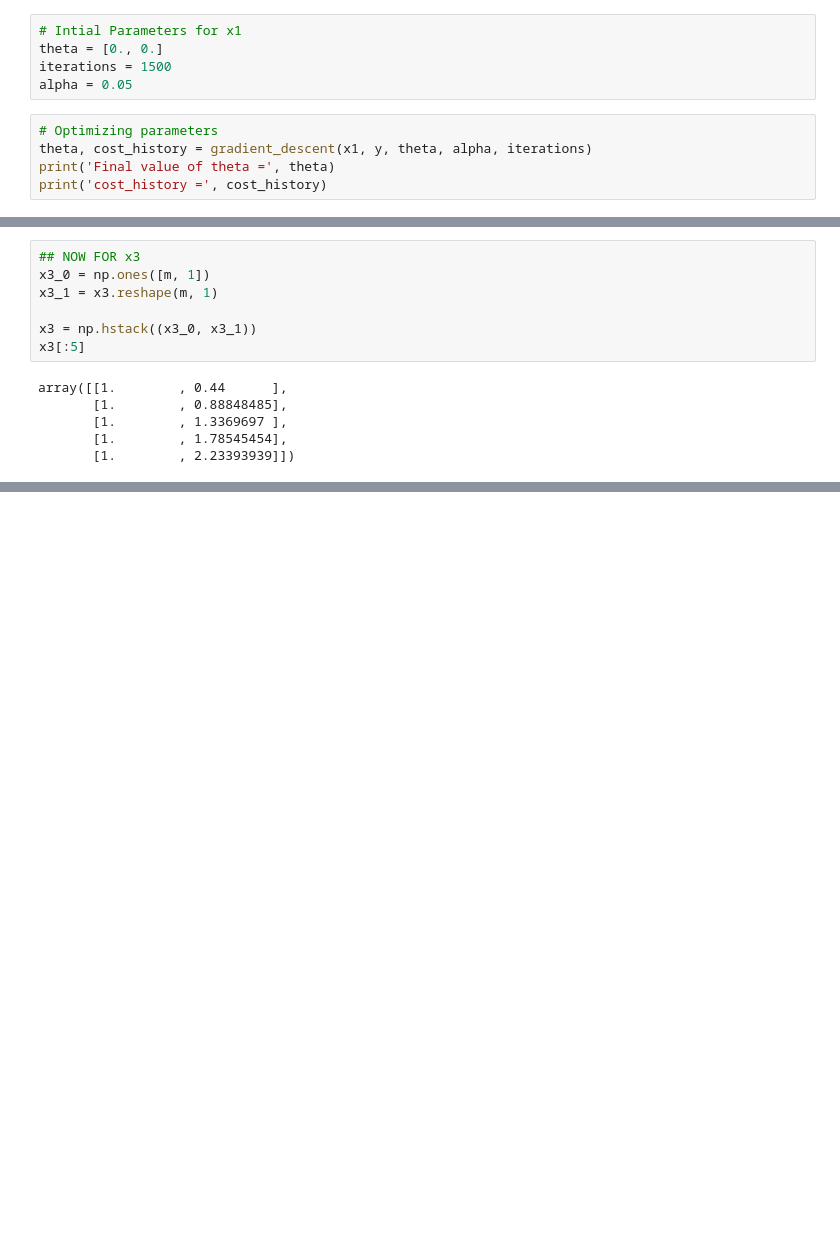
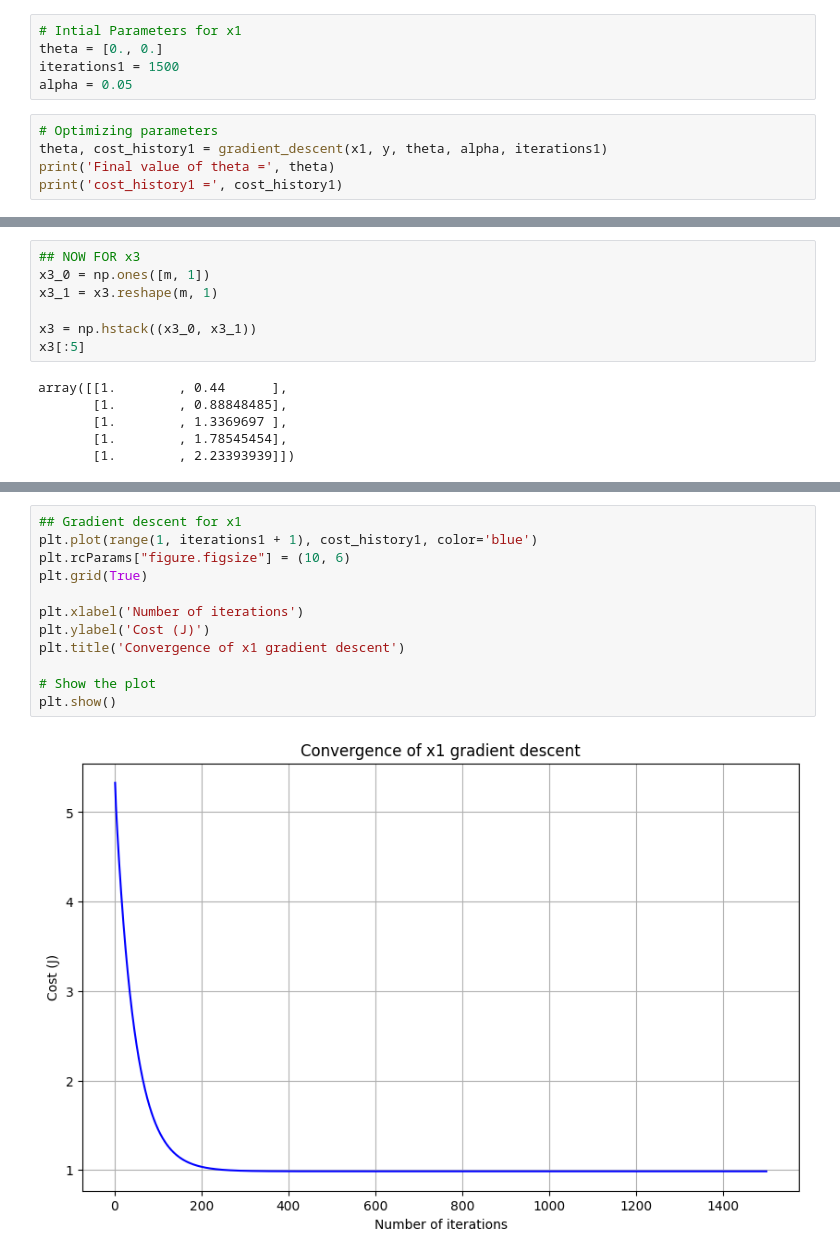
Before and after one commit to mburkey3/Intro_to_ML, a Jupyter notebook: MB_Assignment1.ipynb, the cells around one changed output, grey strips where cells are left out. Cells and saved outputs as stored; diff of their text form; blank space fills up the shorter version.

```diff
--- a/MB_Assignment1.ipynb
+++ b/MB_Assignment1.ipynb
@@ -148,12 +148,12 @@ def gradient_descent(x, y, theta, alpha, iterations) :
 # %%
 # Intial Parameters for x1
 theta = [0., 0.]
-iterations = 1500
+iterations1 = 1500
 alpha = 0.05
 # %%
 # Optimizing parameters
-theta, cost_history = gradient_descent(x1, y, theta, alpha, iterations)
+theta, cost_history1 = gradient_descent(x1, y, theta, alpha, iterations1)
 print('Final value of theta =', theta)
-print('cost_history =', cost_history)
+print('cost_history1 =', cost_history1)
 # %% [output]
 Final value of theta = [ 5.9279486  -2.03833651]
@@ -272,0 +273,14 @@ plt.show()
+# %%
+## Gradient descent for x1
+plt.plot(range(1, iterations1 + 1), cost_history1, color='blue')
+plt.rcParams["figure.figsize"] = (10, 6)
+plt.grid(True)
+
+plt.xlabel('Number of iterations')
+plt.ylabel('Cost (J)')
+plt.title('Convergence of x1 gradient descent')
+
+# Show the plot
+plt.show()
+# %% [output]
+[figure, added]
```
Also changed, not shown: parts of 9 cells of this notebook.
